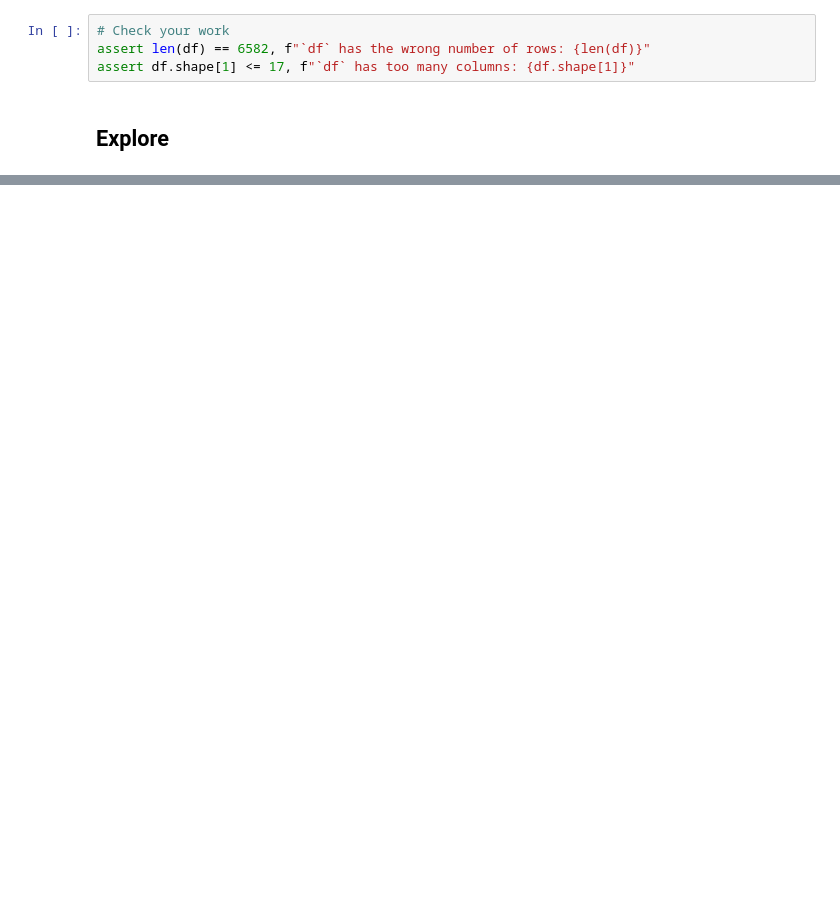
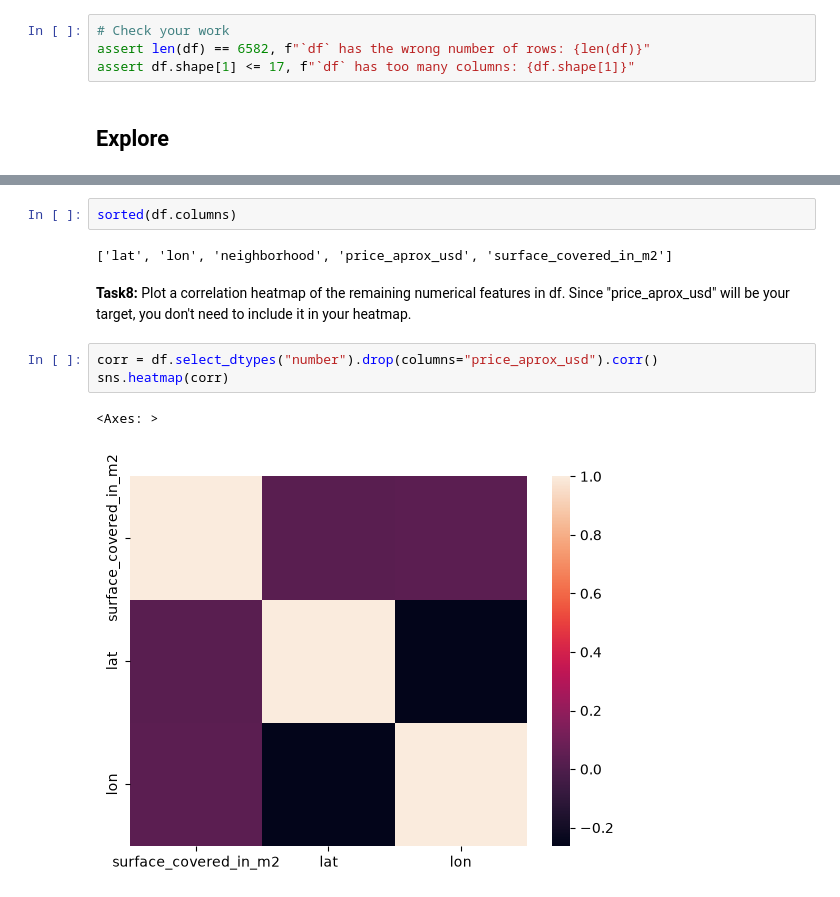
Before and after one commit to Koinange-DataScience/WQU_Projects, a Jupyter notebook: HousingInBuenos/024-price-and-everything.ipynb, the cells around one changed output, grey strips where cells are left out. Drawn from its saved outputs; the diff is of its cells as text; blank space fills up the shorter version.

```diff
--- a/HousingInBuenos/024-price-and-everything.ipynb
+++ b/HousingInBuenos/024-price-and-everything.ipynb
@@ -141,0 +194,12 @@ assert df.shape[1] <= 17, f"`df` has too many columns: {df.shape[1]}"
+# %%
+sorted(df.columns)
+# %% [output]
+['lat', 'lon', 'neighborhood', 'price_aprox_usd', 'surface_covered_in_m2']
+# %% [markdown]
+**Task8:** Plot a correlation heatmap of the remaining numerical features in df. Since "price_aprox_usd" will be your target, you don't need to include it in your heatmap.
+# %%
+corr = df.select_dtypes("number").drop(columns="price_aprox_usd").corr()
+sns.heatmap(corr)
+# %% [output]
+<Axes: >
+[figure, added]
```
Also changed, not shown: parts of 39 cells of this notebook, 3 other files.
